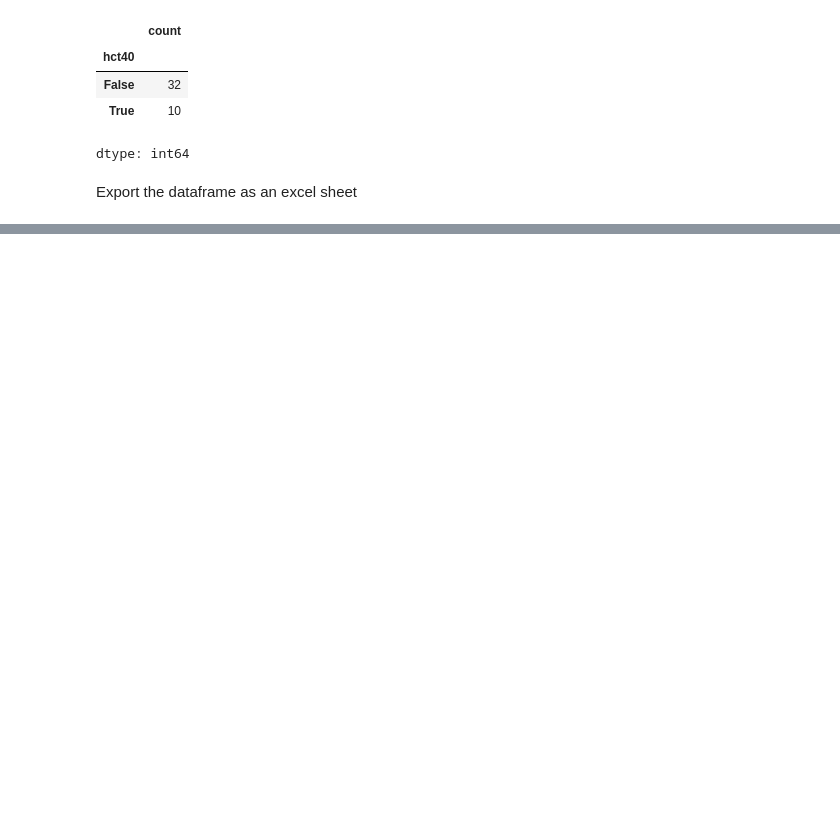
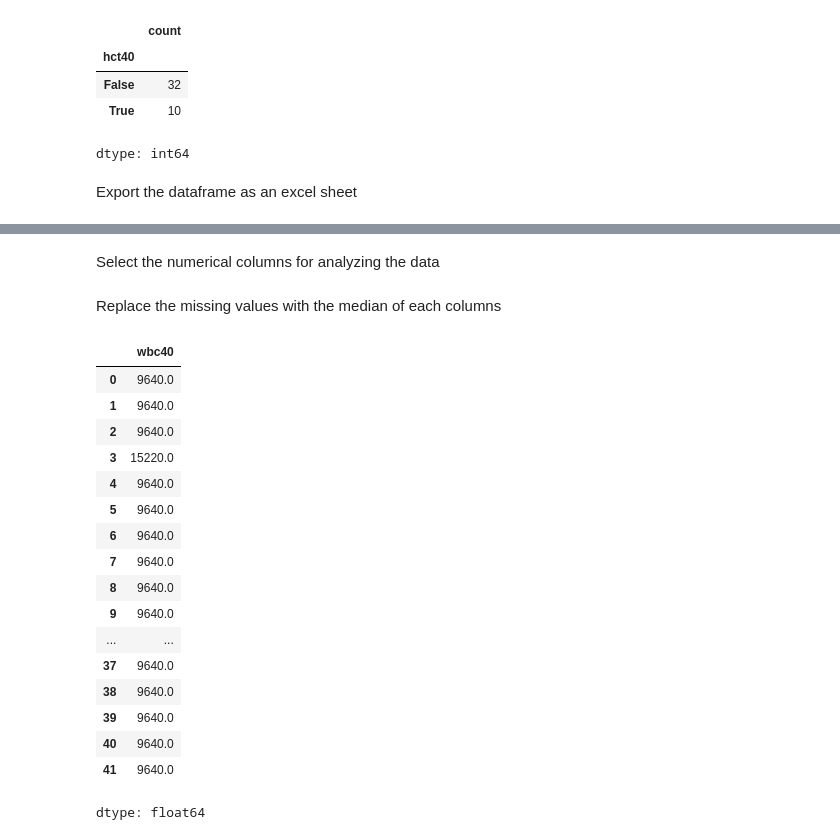
Before and after one commit to chphuttipan/mu-fip-analysis, a Jupyter notebook: fip_analysis_py.ipynb, the cells around one changed output, grey strips where cells are left out. Drawn from its saved outputs; the diff is of its cells as text; code cells hidden in the pictures; blank space fills up the shorter version.

```diff
--- a/fip_analysis_py.ipynb
+++ b/fip_analysis_py.ipynb
@@ -768,0 +764,2 @@ df_copy.to_excel('/content/drive/MyDrive/Colab Notebooks/fip_analysis/20250506_f
+# %% [markdown]
+Select the numerical columns for analyzing the data
@@ -768,0 +768,2 @@ df_copy.to_excel('/content/drive/MyDrive/Colab Notebooks/fip_analysis/20250506_f
+# %% [markdown]
+Replace the missing values with the median of each columns
@@ -768,0 +773,21 @@ df_copy.to_excel('/content/drive/MyDrive/Colab Notebooks/fip_analysis/20250506_f
+# %%
+df_no_na['wbc40']
+# %% [output]
+|  | wbc40 |
+| 0 | 9640.0 |
+| 1 | 9640.0 |
+| 2 | 9640.0 |
+| 3 | 15220.0 |
+| 4 | 9640.0 |
+| 5 | 9640.0 |
+| 6 | 9640.0 |
+| 7 | 9640.0 |
+| 8 | 9640.0 |
+| 9 | 9640.0 |
+| ... | ... |
+| 37 | 9640.0 |
+| 38 | 9640.0 |
+| 39 | 9640.0 |
+| 40 | 9640.0 |
+| 41 | 9640.0 |
+dtype: float64
```
Also changed, not shown: parts of 14 cells of this notebook.
